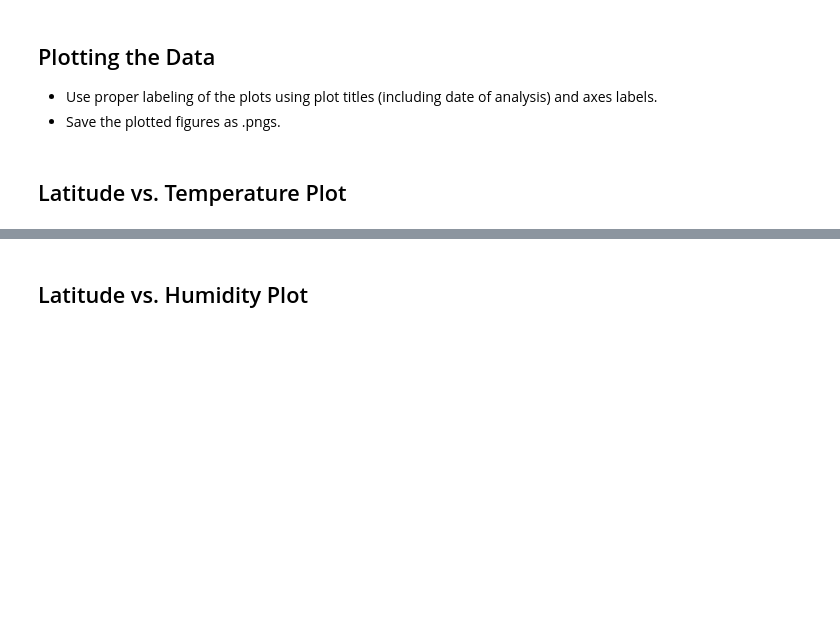
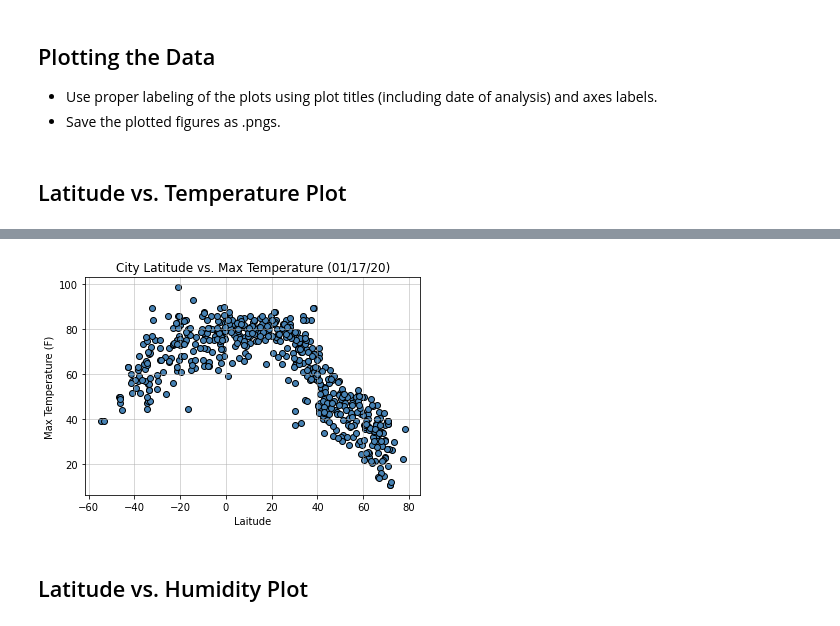
Before and after one commit to gbhullar21/python-api-challenge, a Jupyter notebook: WeatherPy.ipynb, the cells around one changed output, grey strips where cells are left out. Cells and saved outputs as stored; diff of their text form; code cells hidden in the pictures; blank space fills up the shorter version.

```diff
--- a/WeatherPy.ipynb
+++ b/WeatherPy.ipynb
@@ -47,3 +53,15 @@ KeyError: 0
+# %%
+city_name_list = []
+cloudiness_list = []
+country_list = []
+date_list = []
+humidity_list = []
+lat_list = []
+lng_list = []
+max_temp_list = []
+wind_speed_list = []
+index_counter = 0
+set_counter = 1
 # %% [markdown]
 ### Perform API Calls
 * Perform a weather check on each city using a series of successive API calls.
@@ -121,0 +128,13 @@ Int64Index([], dtype='int64')
+# %%
+# Create a panda data frame using data retrieved
+weather_dict = pd.DataFrame({
+                "City" : city_name_list,
+                "Cloudiness" : cloudiness_list,
+                "Country" : country_list,
+                "Date" : date_list,
+                "Humidity" : humidity_list,
+                "Lat" : lat_list,
+                "Lng" : lng_list,
+                "Max Temp" : max_temp_list,
+                "Wind Speed" : wind_speed_list
+})
@@ -131,2 +181,22 @@ Int64Index([], dtype='int64')
+# %%
+# Create Latitude vs. Temperature Plot scatter plot
+plt.scatter(weather_dict["Lat"], weather_dict["Max Temp"], facecolor = "steelblue", edgecolor = "black")
+
+# Set title
+plt.title("City Latitude vs. Max Temperature (01/17/20)")
+
+# Set x axis label
+plt.xlabel("Laitude")
+
+# Set y axis label
+plt.ylabel("Max Temperature (F)")
+
+# Set grid line
+plt.grid(linestyle='-', linewidth=1, alpha = 0.5)
+
+# Save the plotted figure as .pngs
+plt.savefig("Images/City Latitude vs Max Temperature.png")
+# %% [output]
+[figure, added]
 # %% [markdown]
 ## Latitude vs. Humidity Plot
```
Also changed, not shown: parts of 41 cells of this notebook, 14 other files.
